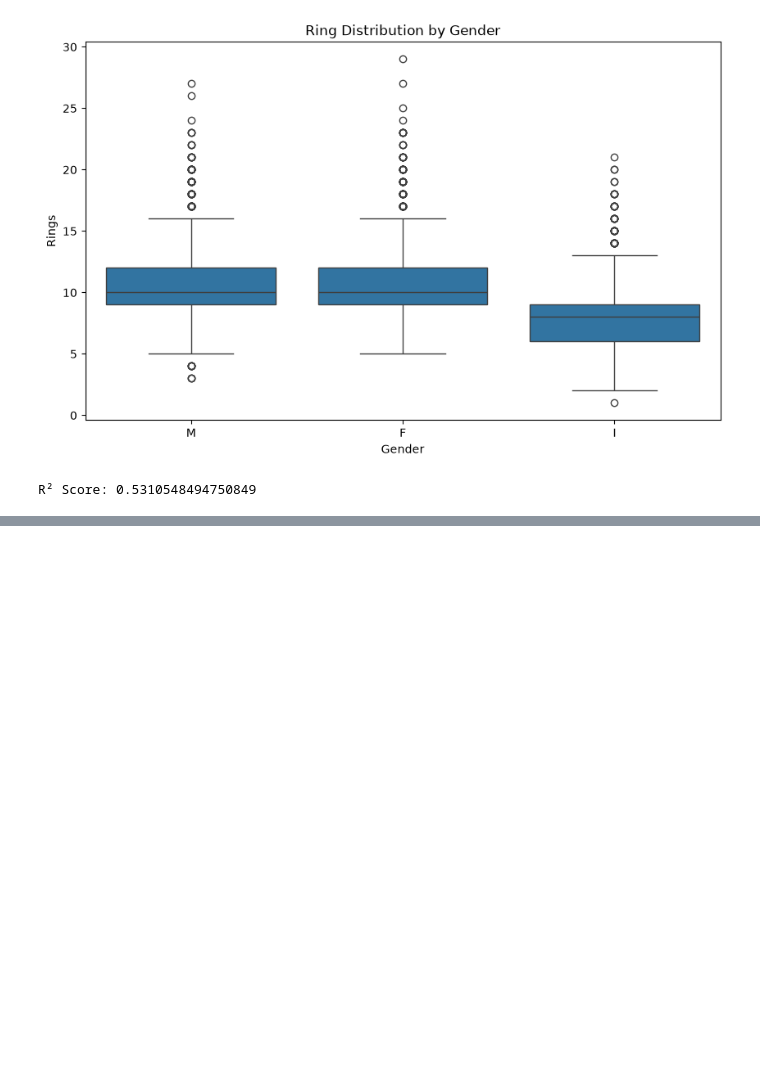
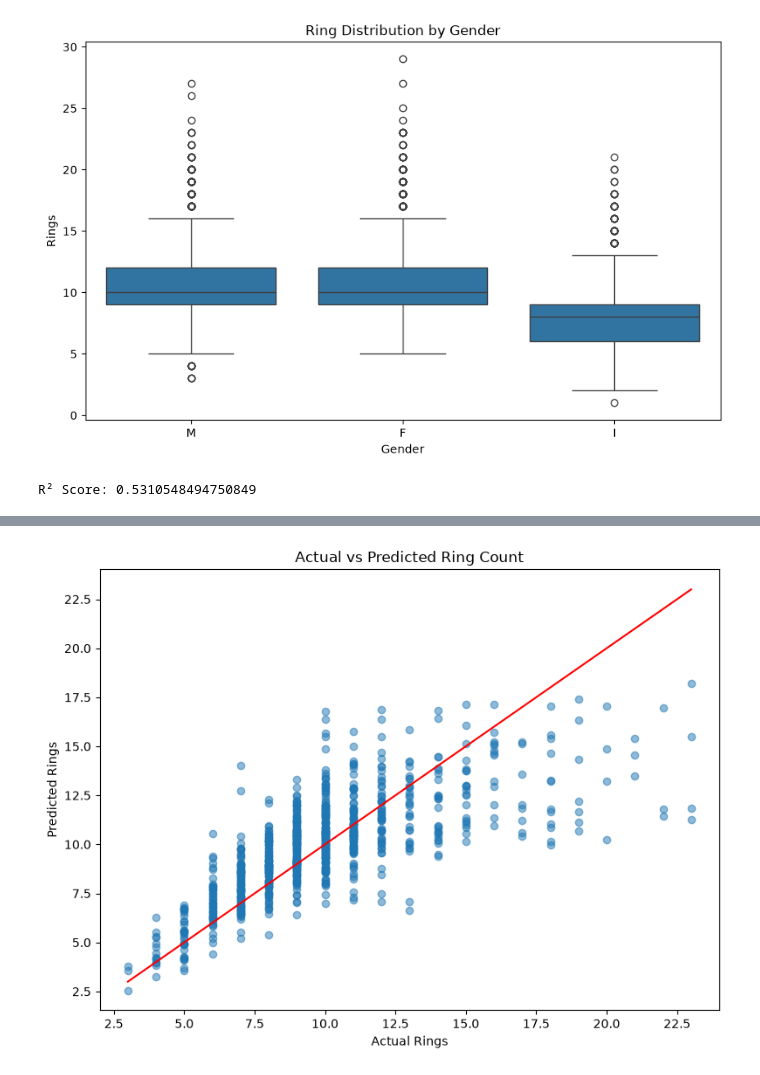
Before and after one commit to dhay2003/marine-resource-analytics, a Jupyter notebook: notebooks/marine_analysis.ipynb, the cells around one changed output, grey strips where cells are left out. Saved outputs shown, nothing was run; the diff lists cells and outputs as text; code cells hidden in the pictures; blank space fills up the shorter version.

```diff
--- a/notebooks/marine_analysis.ipynb
+++ b/notebooks/marine_analysis.ipynb
@@ -315,0 +354,25 @@ R² Score: 0.5310548494750849
+# %%
+import matplotlib.pyplot as plt
+
+plt.figure(figsize=(8,6))
+
+plt.scatter(
+    y_test,
+    predictions,
+    alpha=0.5
+)
+
+plt.xlabel("Actual Rings")
+plt.ylabel("Predicted Rings")
+plt.title("Actual vs Predicted Ring Count")
+
+plt.plot(
+    [y_test.min(), y_test.max()],
+    [y_test.min(), y_test.max()],
+    color="red"
+)
+
+plt.tight_layout()
+plt.show()
+# %% [output]
+[figure, added]
```
Also changed, not shown: parts of 6 cells of this notebook, 4 other files.
